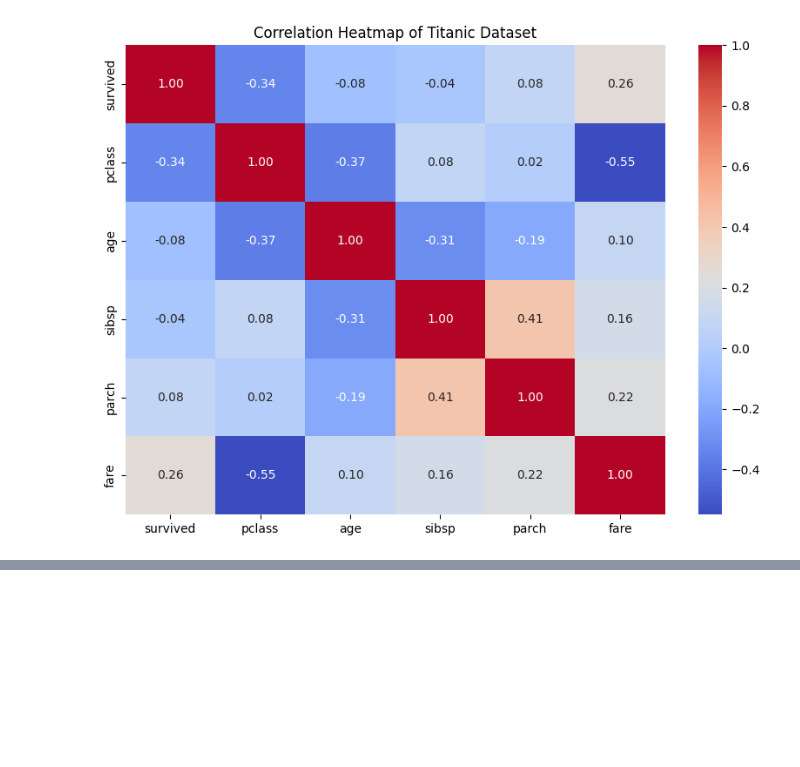
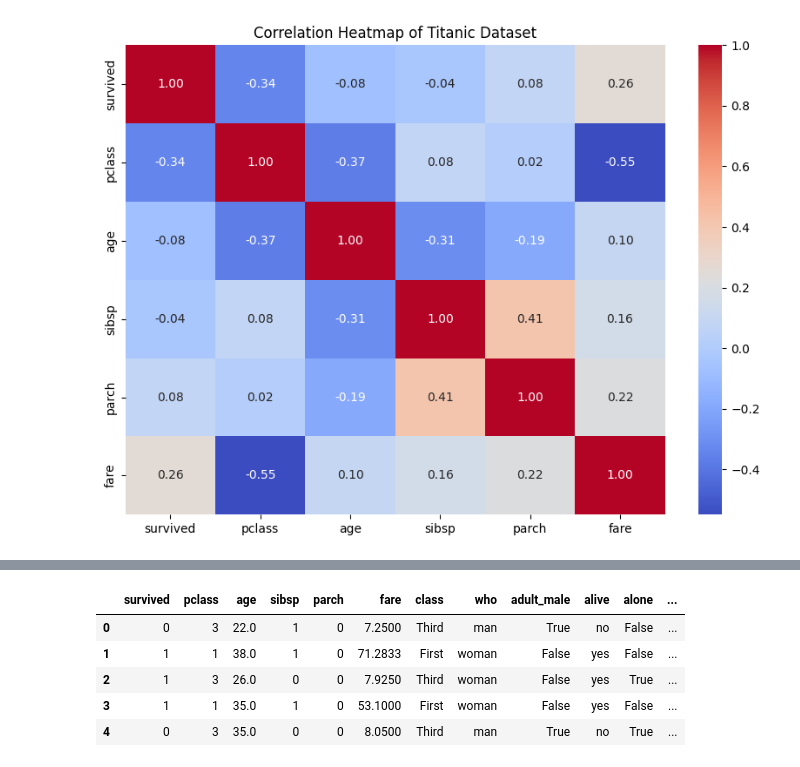
Before and after one commit to Nandhana9304/Titanic_Dataset_EDA, a Jupyter notebook: Titanic.ipynb, the cells around one changed output, grey strips where cells are left out. Cells and saved outputs as stored; diff of their text form; code cells hidden in the pictures; blank space fills up the shorter version.

```diff
--- a/Titanic.ipynb
+++ b/Titanic.ipynb
@@ -205,0 +250,20 @@ plt.show()
+# %%
+def clean_data(df):
+    data = df.copy()
+
+    # Fill missing Age values with median
+    data['age'] = data['age'].fillna(data['age'].median())
+
+    # Fill missing Embarked values with mode
+    data['embarked'] = data['embarked'].fillna(data['embarked'].mode()[0])
+
+    # Drop columns with too many missing or redundant values
+    data = data.drop(columns=['deck', 'embark_town'])
+
+    return data
+
+# Apply the cleaning function
+cleaned_df = clean_data(df)
+
+# Check missing values after cleaning
+cleaned_df.isnull().sum()
@@ -205,0 +320,17 @@ plt.show()
+# %%
+# Encode categorical columns
+cleaned_df = pd.get_dummies(
+    cleaned_df,
+    columns=['sex', 'embarked'],
+    dtype=int
+)
+
+# Display the encoded columns
+cleaned_df.head()
+# %% [output]
+|  | survived | pclass | age | sibsp | parch | fare | class | who | adult_male | alive | alone | ... |
+| 0 | 0 | 3 | 22.0 | 1 | 0 | 7.2500 | Third | man | True | no | False | ... |
+| 1 | 1 | 1 | 38.0 | 1 | 0 | 71.2833 | First | woman | False | yes | False | ... |
+| 2 | 1 | 3 | 26.0 | 0 | 0 | 7.9250 | Third | woman | False | yes | True | ... |
+| 3 | 1 | 1 | 35.0 | 1 | 0 | 53.1000 | First | woman | False | yes | False | ... |
+| 4 | 0 | 3 | 35.0 | 0 | 0 | 8.0500 | Third | man | True | no | True | ... |
```
Also changed, not shown: parts of 16 cells of this notebook, 1 other file.
